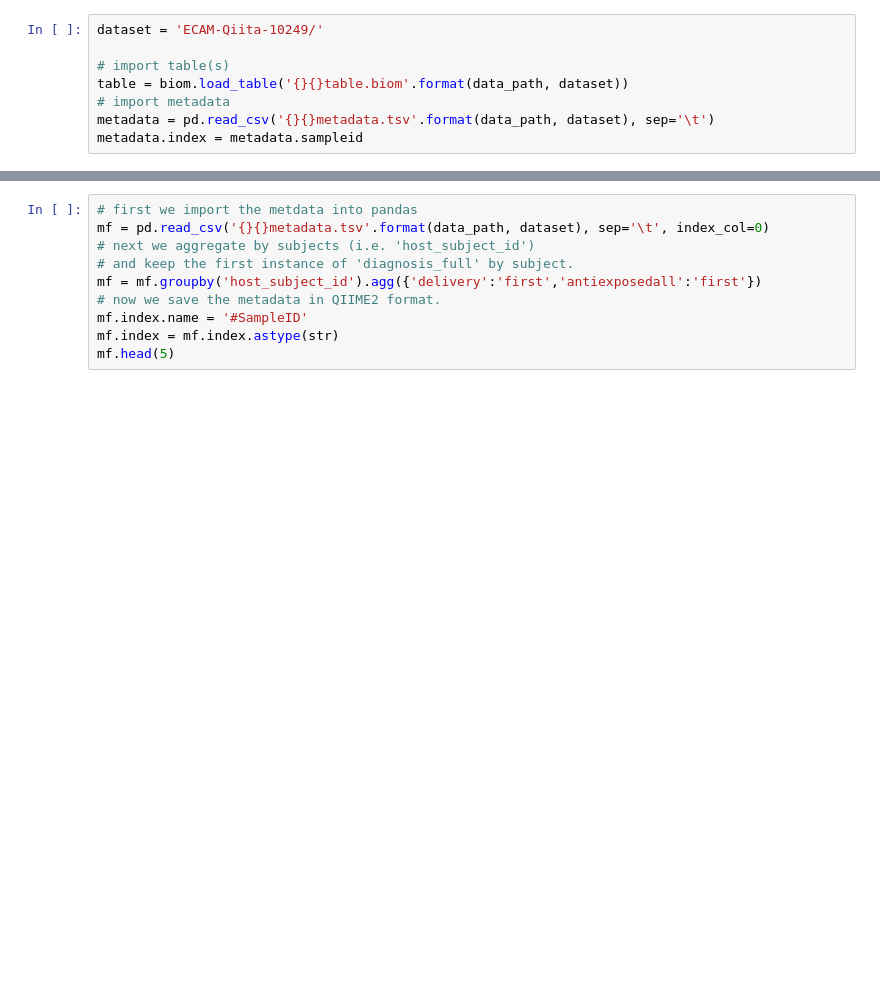
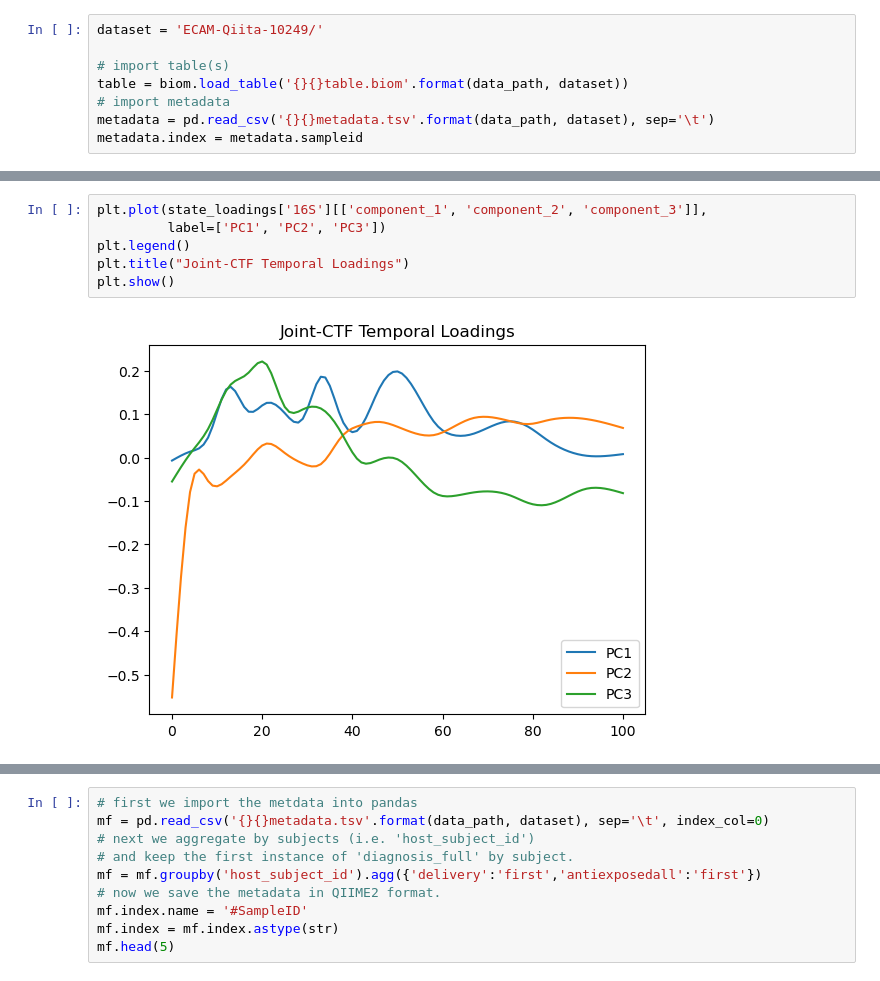
Before and after one commit to Biacordazzo/bia_gemelli, a Jupyter notebook: gemelli/joint_ctf.ipynb, the cells around one changed output, grey strips where cells are left out. Cells and saved outputs as stored; diff of their text form; blank space fills up the shorter version.

Commit message:
debug differences in tempted and joint-ctf outputs

```diff
--- a/gemelli/joint_ctf.ipynb
+++ b/gemelli/joint_ctf.ipynb
@@ -1414,0 +1525,8 @@ display(eigenvalues)
+# %%
+plt.plot(state_loadings['16S'][['component_1', 'component_2', 'component_3']],
+         label=['PC1', 'PC2', 'PC3'])
+plt.legend()
+plt.title("Joint-CTF Temporal Loadings")
+plt.show()
+# %% [output]
+[figure, added]
```
Also changed, not shown: parts of 28 cells of this notebook, 1 other file.
